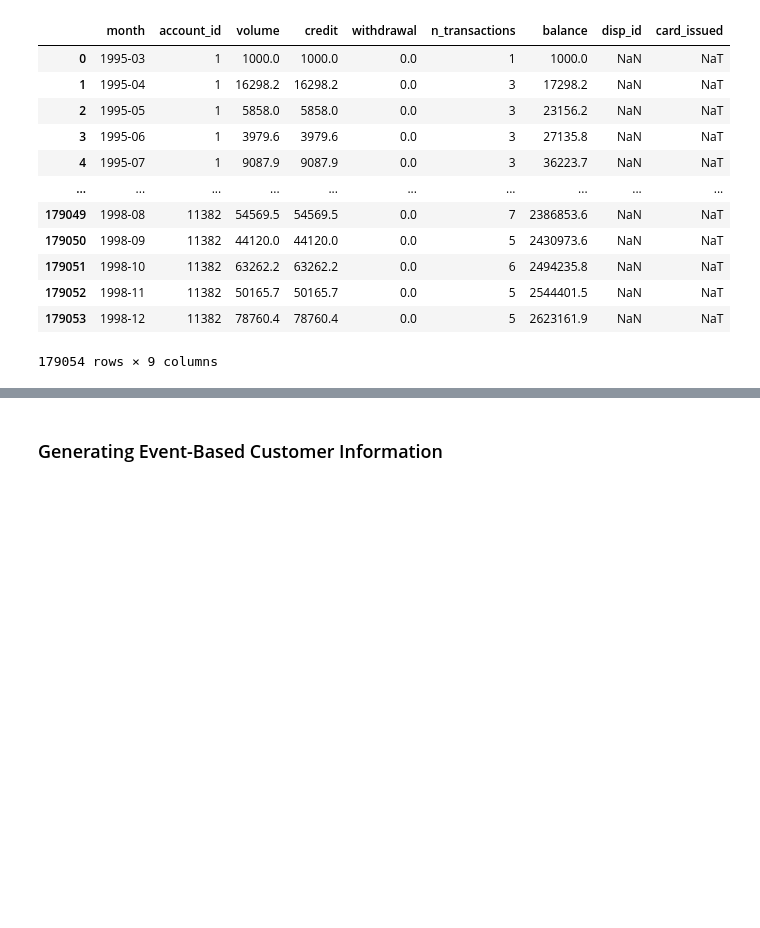
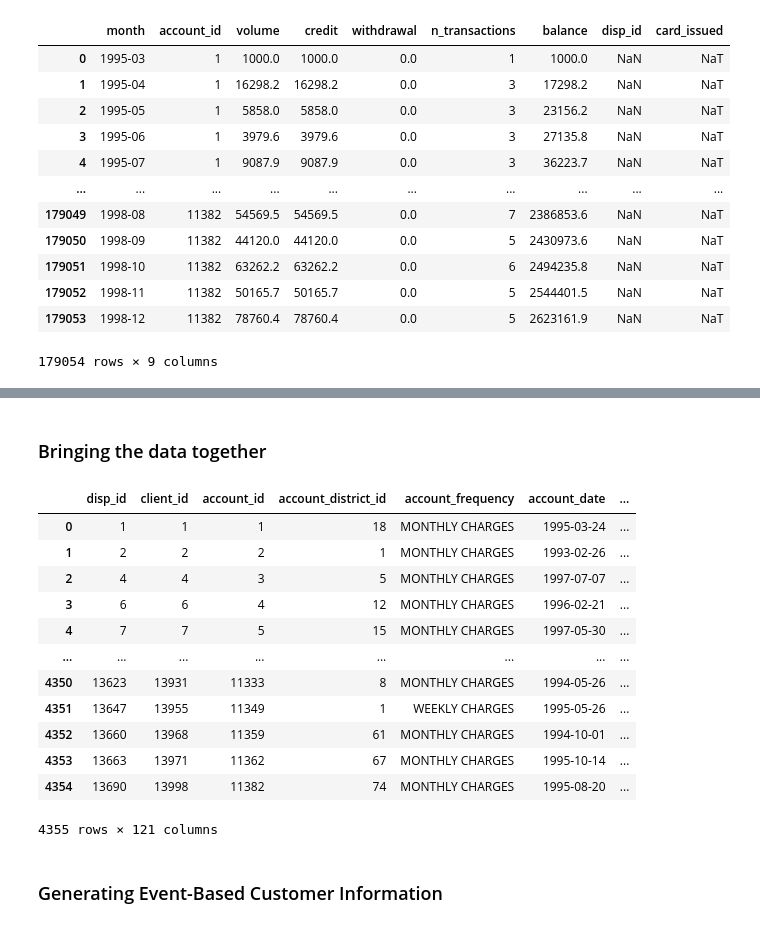
Before and after one commit to okaynils/fhnw-ds-aml, a Jupyter notebook: notebook.ipynb, the cells around one changed output, grey strips where cells are left out. Cells and saved outputs as stored; diff of their text form; code cells hidden in the pictures; blank space fills up the shorter version.

```diff
--- a/notebook.ipynb
+++ b/notebook.ipynb
@@ -496,3 +504,23 @@ Number of columns: 53
+# %% [markdown]
+### Bringing the data together
+# %%
+client_df = client_df.merge(account_summary, on='account_id', how='left')
+# %%
+client_df
+# %% [output]
+|  | disp_id | client_id | account_id | account_district_id | account_frequency | account_date | ... |
+| 0 | 1 | 1 | 1 | 18 | MONTHLY CHARGES | 1995-03-24 | ... |
+| 1 | 2 | 2 | 2 | 1 | MONTHLY CHARGES | 1993-02-26 | ... |
+| 2 | 4 | 4 | 3 | 5 | MONTHLY CHARGES | 1997-07-07 | ... |
+| 3 | 6 | 6 | 4 | 12 | MONTHLY CHARGES | 1996-02-21 | ... |
+| 4 | 7 | 7 | 5 | 15 | MONTHLY CHARGES | 1997-05-30 | ... |
+| ... | ... | ... | ... | ... | ... | ... | ... |
+| 4350 | 13623 | 13931 | 11333 | 8 | MONTHLY CHARGES | 1994-05-26 | ... |
+| 4351 | 13647 | 13955 | 11349 | 1 | WEEKLY CHARGES | 1995-05-26 | ... |
+| 4352 | 13660 | 13968 | 11359 | 61 | MONTHLY CHARGES | 1994-10-01 | ... |
+| 4353 | 13663 | 13971 | 11362 | 67 | MONTHLY CHARGES | 1995-10-14 | ... |
+| 4354 | 13690 | 13998 | 11382 | 74 | MONTHLY CHARGES | 1995-08-20 | ... |
+4355 rows × 121 columns
 # %% [markdown]
 ### Generating Event-Based Customer Information
 # %% [markdown]
```
Also changed, not shown: parts of 15 cells of this notebook.
